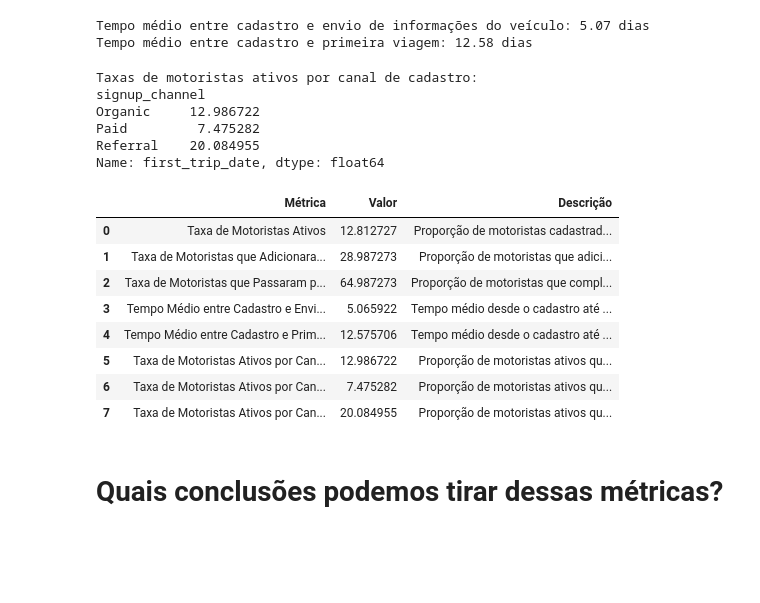
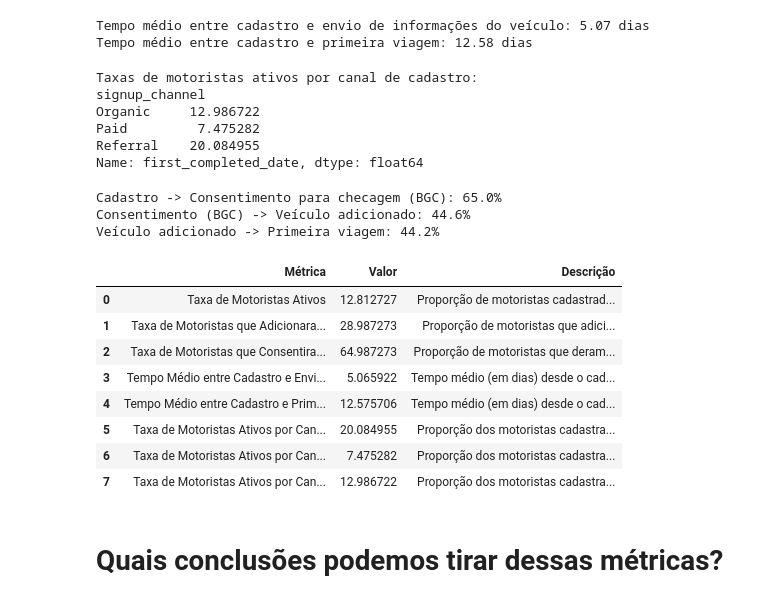
Before and after one commit to debs-b/desafio-uber, a Jupyter notebook: desafio_uber_analise_completo.ipynb, the cells around one changed output. Saved outputs shown, nothing was run; the diff lists cells and outputs as text; code cells hidden in the pictures; blank space fills up the shorter version.

```diff
--- a/desafio_uber_analise_completo.ipynb
+++ b/desafio_uber_analise_completo.ipynb
@@ -154,11 +175,6 @@ Outras métricas ajudam a entender qual o grande desafio para os motoristas sere
 ## Sub metrica: Taxa de Motoristas que adicionaram informacoes do veiculo
 # %%
 # Taxa de Motoristas que Adicionaram o Veículo
-
-# Convertendo 'vehicle_added_date' para datetime
-dados['vehicle_added_date'] = pd.to_datetime(dados['vehicle_added_date'], errors='coerce')
-
-# Calculando a taxa de motoristas que adicionaram informações do veículo
 motoristas_com_veiculo = dados[dados['vehicle_added_date'].notnull()]
 taxa_motoristas_veiculo = (len(motoristas_com_veiculo) / len(dados)) * 100
 
@@ -170,11 +187,8 @@ Taxa de Motoristas que adicionaram informações do veículo: 28.99%
 # %%
-# Taxa de Motoristas que Passaram pela Verificação de Antecedentes
-# Convertendo 'bgc_date' para datetime
-dados['bgc_date'] = pd.to_datetime(dados['bgc_date'], errors='coerce')
-
-# Calculando a taxa de motoristas que passaram pela verificação de antecedentes
+# Taxa de Motoristas que consentiram com a Verificação de Antecedentes (BGC)
+# Atenção: bgc_date é a data do CONSENTIMENTO, não da aprovação.
 motoristas_bgc = dados[dados['bgc_date'].notnull()]
 taxa_motoristas_bgc = (len(motoristas_bgc) / len(dados)) * 100
 
-print(f"Taxa de Motoristas que completaram a verificação de antecedentes: {taxa_motoristas_bgc:.2f}%")
+print(f"Taxa de Motoristas que consentiram com a verificação de antecedentes: {taxa_motoristas_bgc:.2f}%")
 # %% [output]
@@ -184,8 +198,8 @@ Taxa de Motoristas que completaram a verificação de antecedentes: 64.99%
 # %%
 # Tempo medio entre etapas
 # Calculando o tempo médio entre etapas (em dias)
-tempo_cadastro_para_veiculo = (dados['vehicle_added_date'] - pd.to_datetime(dados['signup_date'])).dt.days
-tempo_cadastro_para_viagem = (dados['first_trip_date'] - pd.to_datetime(dados['signup_date'])).dt.days
+tempo_cadastro_para_veiculo = (dados['vehicle_added_date'] - dados['signup_date']).dt.days
+tempo_cadastro_para_viagem = (dados['first_completed_date'] - dados['signup_date']).dt.days
 
 # Excluindo valores nulos
 tempo_cadastro_para_veiculo_medio = tempo_cadastro_para_veiculo.dropna().mean()
@@ -199,7 +213,7 @@ Tempo médio entre cadastro e primeira viagem: 12.58 dias
 # %%
 # Taxas por canal de cadastro
 # Calculando a taxa de motoristas ativos por canal de cadastro
-taxas_por_canal = dados.groupby('signup_channel')['first_trip_date'].apply(lambda x: x.notnull().mean() * 100)
+taxas_por_canal = dados.groupby('signup_channel')['first_completed_date'].apply(lambda x: x.notnull().mean() * 100)
 
 print("Taxas de motoristas ativos por canal de cadastro:")
 print(taxas_por_canal)
@@ -209,7 +223,22 @@ signup_channel
 Organic     12.986722
 Paid         7.475282
 Referral    20.084955
-Name: first_trip_date, dtype: float64
+Name: first_completed_date, dtype: float64
+# %%
+# Conversão etapa a etapa do funil: de quem chegou na etapa anterior, quantos avançaram?
+# (No dataset, uma etapa só acontece se a anterior aconteceu, então podemos dividir as contagens.)
+total_cadastros = len(dados)
+total_bgc = dados['bgc_date'].notnull().sum()
+total_veiculo = dados['vehicle_added_date'].notnull().sum()
+total_ativos = dados['first_completed_date'].notnull().sum()
+
+print(f"Cadastro -> Consentimento para checagem (BGC): {total_bgc / total_cadastros * 100:.1f}%")
+print(f"Consentimento (BGC) -> Veículo adicionado: {total_veiculo / total_bgc * 100:.1f}%")
+print(f"Veículo adicionado -> Primeira viagem: {total_ativos / total_veiculo * 100:.1f}%")
+# %% [output]
+Cadastro -> Consentimento para checagem (BGC): 65.0%
+Consentimento (BGC) -> Veículo adicionado: 44.6%
+Veículo adicionado -> Primeira viagem: 44.2%
 # %%
 # Compilação de métricas
 
@@ -218,50 +247,50 @@ metricas = {
     "Métrica": [
         "Taxa de Motoristas Ativos",
         "Taxa de Motoristas que Adicionaram o Veículo",
-        "Taxa de Motoristas que Passaram pela Verificação de Antecedentes",
+        "Taxa de Motoristas que Consentiram com a Verificação de Antecedentes",
         "Tempo Médio entre Cadastro e Envio de Informações do Veículo",
         "Tempo Médio entre Cadastro e Primeira Viagem",
-        "Taxa de Motoristas Ativos por Canal (Referrals)",
+        "Taxa de Motoristas Ativos por Canal (Referral)",
         "Taxa de Motoristas Ativos por Canal (Paid)",
         "Taxa de Motoristas Ativos por Canal (Organic)"
     ],
     "Valor": [
         taxa_motoristas_ativos,
         taxa_motoristas_veiculo,
         taxa_motoristas_bgc,
         tempo_cadastro_para_veiculo_medio,
         tempo_cadastro_para_viagem_medio,
-        taxas_por_canal["Organic"],
+        taxas_por_canal["Referral"],
         taxas_por_canal["Paid"],
-        taxas_por_canal["Referral"]
+        taxas_por_canal["Organic"]
     ],
     "Descrição": [
         "Proporção de motoristas cadastrados que completaram pelo menos uma viagem.",
         "Proporção de motoristas que adicionaram informações do veículo após o cadastro.",
-        "Proporção de motoristas que completaram a verificação de antecedentes.",
-        "Tempo médio desde o cadastro até o envio das informações do veículo.",
-        "Tempo médio desde o cadastro até a realização da primeira viagem.",
-        "Proporção de motoristas ativos que vieram pelo canal 'referral'.",
-        "Proporção de motoristas ativos que vieram pelo canal 'paid'.",
-        "Proporção de motoristas ativos que vieram pelo canal 'organic'."
+        "Proporção de motoristas que deram consentimento para a verificação de antecedentes.",
+        "Tempo médio (em dias) desde o cadastro até o envio das informações do veículo.",
+        "Tempo médio (em dias) desde o cadastro até a realização da primeira viagem.",
+        "Proporção dos motoristas cadastrados pelo canal 'Referral' que completaram a primeira viagem.",
+        "Proporção dos motoristas cadastrados pelo canal 'Paid' que completaram a primeira viagem.",
+        "Proporção dos motoristas cadastrados pelo canal 'Organic' que completaram a primeira viagem."
     ]
 }
 
 # Criando o DataFrame
 df_metricas = pd.DataFrame(metricas)
 
 # Exibindo o DataFrame
 df_metricas
 # %% [output]
 |  | Métrica | Valor | Descrição |
 | 0 | Taxa de Motoristas Ativos | 12.812727 | Proporção de motoristas cadastrad... |
 | 1 | Taxa de Motoristas que Adicionara... | 28.987273 | Proporção de motoristas que adici... |
-| 2 | Taxa de Motoristas que Passaram p... | 64.987273 | Proporção de motoristas que compl... |
-| 3 | Tempo Médio entre Cadastro e Envi... | 5.065922 | Tempo médio desde o cadastro até ... |
-| 4 | Tempo Médio entre Cadastro e Prim... | 12.575706 | Tempo médio desde o cadastro até ... |
-| 5 | Taxa de Motoristas Ativos por Can... | 12.986722 | Proporção de motoristas ativos qu... |
-| 6 | Taxa de Motoristas Ativos por Can... | 7.475282 | Proporção de motoristas ativos qu... |
-| 7 | Taxa de Motoristas Ativos por Can... | 20.084955 | Proporção de motoristas ativos qu... |
+| 2 | Taxa de Motoristas que Consentira... | 64.987273 | Proporção de motoristas que deram... |
+| 3 | Tempo Médio entre Cadastro e Envi... | 5.065922 | Tempo médio (em dias) desde o cad... |
+| 4 | Tempo Médio entre Cadastro e Prim... | 12.575706 | Tempo médio (em dias) desde o cad... |
+| 5 | Taxa de Motoristas Ativos por Can... | 20.084955 | Proporção dos motoristas cadastra... |
+| 6 | Taxa de Motoristas Ativos por Can... | 7.475282 | Proporção dos motoristas cadastra... |
+| 7 | Taxa de Motoristas Ativos por Can... | 12.986722 | Proporção dos motoristas cadastra... |
 # %% [markdown]
 # Quais conclusões podemos tirar dessas métricas?
 # %% [markdown]
```
Also changed, not shown: parts of 31 cells of this notebook, 3 other files.
